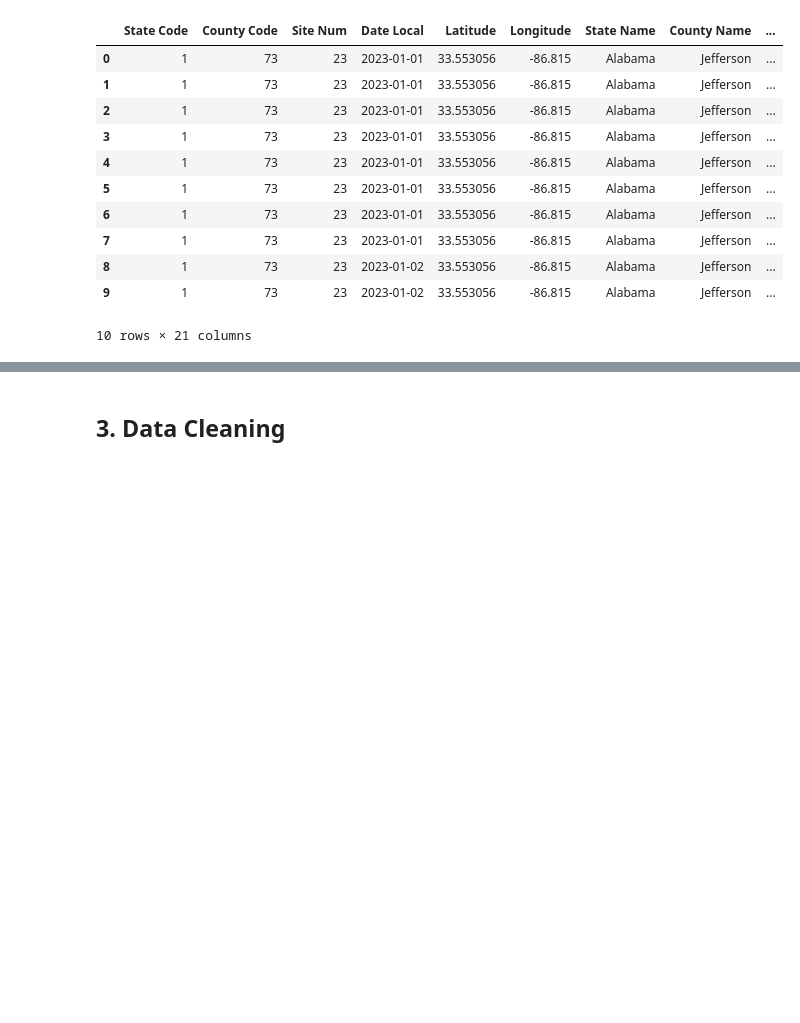
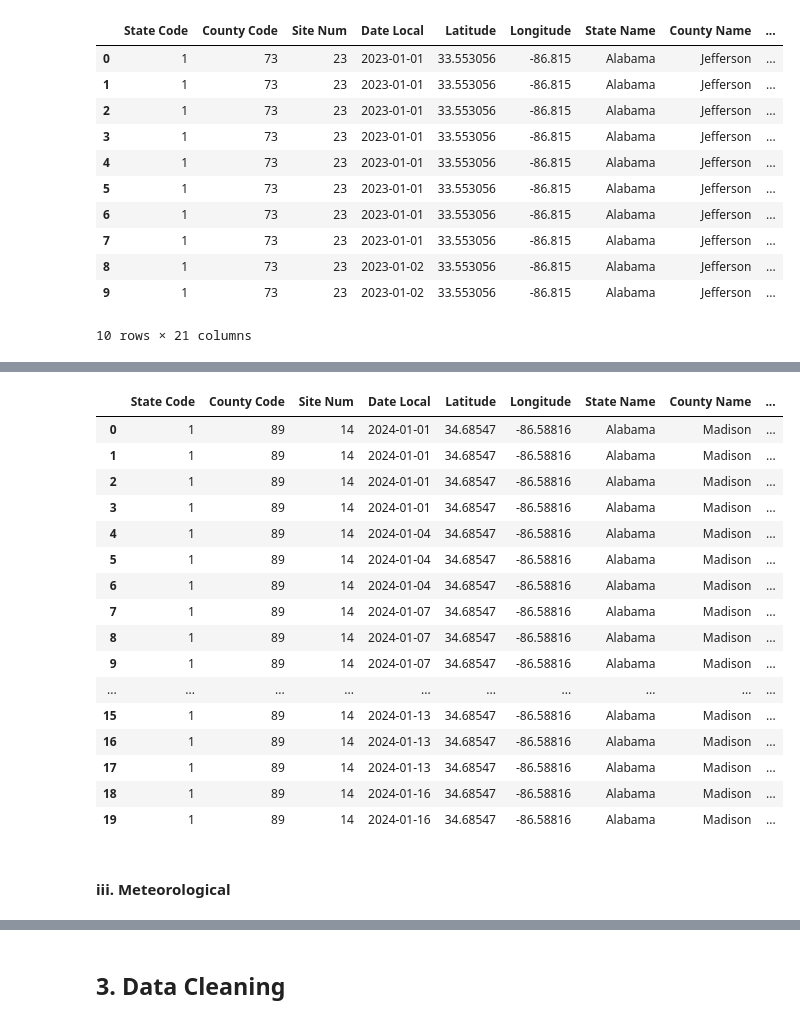
Before and after one commit to nehajanar/Air-Quality-Detection, a Jupyter notebook: code/aqi_prediction.ipynb, the cells around one changed output, grey strips where cells are left out. Saved outputs shown, nothing was run; the diff lists cells and outputs as text; code cells hidden in the pictures; blank space fills up the shorter version.

```diff
--- a/code/aqi_prediction.ipynb
+++ b/code/aqi_prediction.ipynb
@@ -152,0 +205,4 @@ aqi_df.head()
+# %%
+# Import PM2.5 FRM/FEM Mass test dataset
+pm25_test = pd.read_csv("../data/test/raw/daily_pm2.5_mass_2024.csv")
+pm25_test.head()
@@ -152,0 +217,4 @@ aqi_df.head()
+# %%
+# Import PM10 Mass test dataset
+pm10_test = pd.read_csv("../data/test/raw/daily_pm10_mass_2024.csv")
+pm10_test.head()
@@ -333,0 +517,31 @@ main_df.to_csv('../data/train/merged/daily_air_quality_data_2023.csv', index=Fal
+# %%
+# Rename 'Arithmetic Mean' column in each dataframe for clarity
+pm25_test.rename(columns={'Arithmetic Mean': 'PM2.5 Mean'}, inplace=True)
+pm10_test.rename(columns={'Arithmetic Mean': 'PM10 Mean'}, inplace=True)
+# %%
+# Merge the two dataframes on common columns, using suffixes to avoid column conflicts
+particulates_test = pm25_test.merge(
+    pm10_test, on=common_columns, how='inner', suffixes=('_pm25', '_pm10')
+)
+# %%
+# Select only the common columns and the renamed 'Arithmetic Mean' columns
+particulates_test = particulates_test[common_columns + ['PM2.5 Mean', 'PM10 Mean']]
+particulates_test.head(20)
+# %% [output]
+|  | State Code | County Code | Site Num | Date Local | Latitude | Longitude | State Name | County Name | ... |
+| 0 | 1 | 89 | 14 | 2024-01-01 | 34.68547 | -86.58816 | Alabama | Madison | ... |
+| 1 | 1 | 89 | 14 | 2024-01-01 | 34.68547 | -86.58816 | Alabama | Madison | ... |
+| 2 | 1 | 89 | 14 | 2024-01-01 | 34.68547 | -86.58816 | Alabama | Madison | ... |
+| 3 | 1 | 89 | 14 | 2024-01-01 | 34.68547 | -86.58816 | Alabama | Madison | ... |
+| 4 | 1 | 89 | 14 | 2024-01-04 | 34.68547 | -86.58816 | Alabama | Madison | ... |
+| 5 | 1 | 89 | 14 | 2024-01-04 | 34.68547 | -86.58816 | Alabama | Madison | ... |
+| 6 | 1 | 89 | 14 | 2024-01-04 | 34.68547 | -86.58816 | Alabama | Madison | ... |
+| 7 | 1 | 89 | 14 | 2024-01-07 | 34.68547 | -86.58816 | Alabama | Madison | ... |
+| 8 | 1 | 89 | 14 | 2024-01-07 | 34.68547 | -86.58816 | Alabama | Madison | ... |
+| 9 | 1 | 89 | 14 | 2024-01-07 | 34.68547 | -86.58816 | Alabama | Madison | ... |
+| ... | ... | ... | ... | ... | ... | ... | ... | ... | ... |
+| 15 | 1 | 89 | 14 | 2024-01-13 | 34.68547 | -86.58816 | Alabama | Madison | ... |
+| 16 | 1 | 89 | 14 | 2024-01-13 | 34.68547 | -86.58816 | Alabama | Madison | ... |
+| 17 | 1 | 89 | 14 | 2024-01-13 | 34.68547 | -86.58816 | Alabama | Madison | ... |
+| 18 | 1 | 89 | 14 | 2024-01-16 | 34.68547 | -86.58816 | Alabama | Madison | ... |
+| 19 | 1 | 89 | 14 | 2024-01-16 | 34.68547 | -86.58816 | Alabama | Madison | ... |
@@ -333,0 +551,2 @@ main_df.to_csv('../data/train/merged/daily_air_quality_data_2023.csv', index=Fal
+# %% [markdown]
+#### **iii. Meteorological**
```
Also changed, not shown: parts of 42 cells of this notebook, 6 other files.
